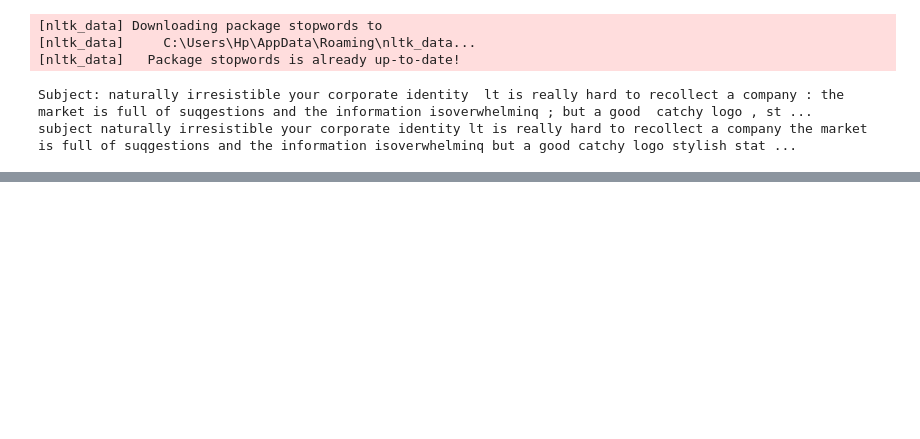
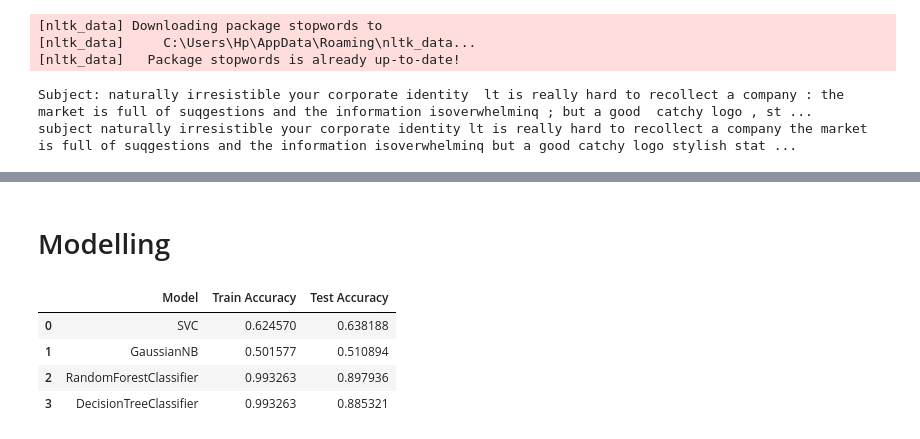
Before and after one commit to AbdulRafay03/NLP-stuff, a Jupyter notebook: email.ipynb, the cells around one changed output, grey strips where cells are left out. Drawn from its saved outputs; the diff is of its cells as text; code cells hidden in the pictures; blank space fills up the shorter version.

```diff
--- a/email.ipynb
+++ b/email.ipynb
@@ -222,4 +230,6 @@ spam.columns = ['spam', 'count']
 fig = px.pie(spam, values='count', names='spam',
        color_discrete_sequence=px.colors.sequential.RdBu)
 fig.update_layout(title=  f'spam/ham Percentage',  title_x = 0.5)
+# %% [markdown]
+# Modelling
 # %%
@@ -284,0 +241,27 @@ accu
+# %%
+svc = SVC(C = 10, gamma=  'scale', kernel = 'rbf')
+gnb = GaussianNB(var_smoothing =  1e-09)
+rf = RandomForestClassifier()
+dt = DecisionTreeClassifier()
+models= [svc , gnb , rf , dt]
+
+test_acc = []
+train_acc = []
+for i in models:
+    i.fit(x_resampled_train1 , y_resample_train1)
+    train_acc.append(i.score(x_resampled_train1 , y_resample_train1))
+    test_acc.append(i.score(x_resample_test1 , y_resample_test1))
+
+acu ={
+    'Model' : ['SVC' , 'GaussianNB', 'RandomForestClassifier' , 'DecisionTreeClassifier'],
+    'Train Accuracy' : train_acc, 'Test Accuracy' : test_acc }
+
+results = pd.DataFrame(acu)
+
+results
+# %% [output]
+|  | Model | Train Accuracy | Test Accuracy |
+| 0 | SVC | 0.624570 | 0.638188 |
+| 1 | GaussianNB | 0.501577 | 0.510894 |
+| 2 | RandomForestClassifier | 0.993263 | 0.897936 |
+| 3 | DecisionTreeClassifier | 0.993263 | 0.885321 |
```
Also changed, not shown: parts of 14 cells of this notebook.
